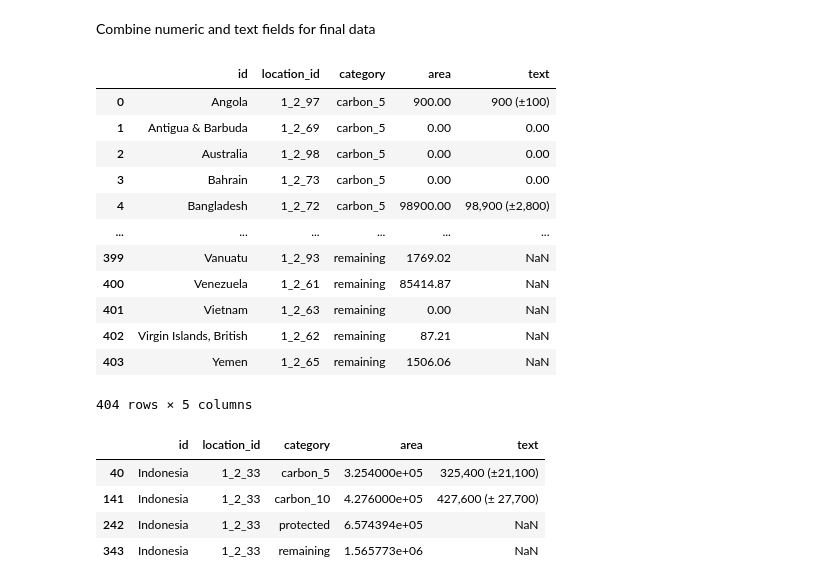
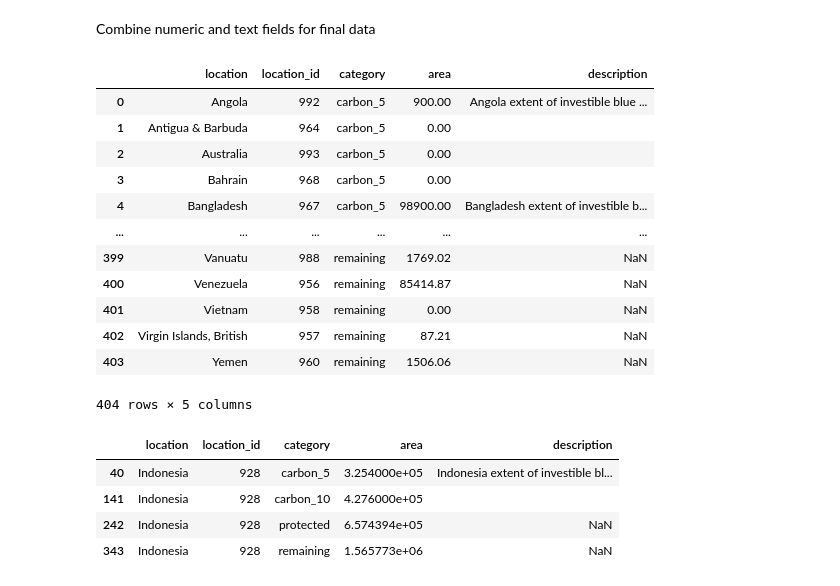
Before and after one commit to lhilarides/mangrove-atlas, a Jupyter notebook: data/notebooks/Lab/data_exploration/Carbon_investment_widget.ipynb, the cells around one changed output. Drawn from its saved outputs; the diff is of its cells as text; code cells hidden in the pictures.

```diff
--- a/data/notebooks/Lab/data_exploration/Carbon_investment_widget.ipynb
+++ b/data/notebooks/Lab/data_exploration/Carbon_investment_widget.ipynb
@@ -124,18 +144,18 @@ Function to select only columns of interest and create the "area" and "category"
 # %%
 def prep_data(df, var):
     label = var.replace('_area', '').replace('_txt', '')
-    vars_select = ['country', 'location_id', var]
+    vars_select = ['location', id_field, var]
     df_select = df[vars_select].copy()
     if '_area' in var:
         df_select['area'] = df_select[var]
         df_select['category'] = label
-        df_select = df_select[['country', 'location_id', 'category', 'area']]
-        df_select.rename(columns={'country':'id'}, inplace=True)
+        df_select = df_select[['location', id_field, 'category', 'area']]
+        #df_select.rename(columns={'country':'id'}, inplace=True)
     else:
-        df_select['text'] = df_select[var]
+        df_select['text_val'] = df_select[var]
         df_select['category'] = label
-        df_select = df_select[['country', 'location_id', 'category', 'text']]
-        df_select.rename(columns={'country':'id'}, inplace=True)
+        df_select = df_select[['location', id_field, 'category', 'text_val']]
+        #df_select.rename(columns={'country':'id'}, inplace=True)
 
     return df_select
 # %%
@@ -163,5 +183,6 @@ df_num = pd.concat([prep_data(df, 'carbon_5_area'),
                     prep_data(df, 'carbon_10_area'),
                     prep_data(df, 'protected_area'),
                     prep_data(df, 'remaining_area')])
+df_num.reset_index(drop=True, inplace=True)
 df_num
 # %% [output]
@@ -183,5 +204,8 @@ Combine text variables
 # %%
 df_txt = pd.concat([prep_data(df, 'carbon_5_txt'),
                     prep_data(df, 'carbon_10_txt')])
+df_txt.reset_index(drop=True, inplace=True)
+df_txt['description'] = ''
+
 df_txt
 # %% [output]
@@ -200,0 +225,7 @@ df_txt
+# %%
+for i in range(len(df_txt[df_txt['category'] == 'carbon_5'])-1):
+    if (df_txt['text_val'][i] != '0') & (df_txt['text_val'][i] != '0.00'):
+        df_txt['description'][i] = str(f'{df_txt["location"][i]} extent of investible blue carbon (ha) is {df_txt["text_val"][i]} (at $5/ton)')
+
+df_txt.drop(columns='text_val', inplace=True)
+df_txt
@@ -201,27 +250,28 @@ df_txt
 # %% [markdown]
 Combine numeric and text fields for final data
 # %%
-df_final = pd.merge(df_num, df_txt, on=['id', 'location_id', 'category'], how= 'left')
+df_final = pd.merge(df_num, df_txt, on=['location', id_field, 'category'], how= 'left')
+df_final.rename(columns={id_field:'location_id'}, inplace=True)
 df_final
 # %% [output]
-|  | id | location_id | category | area | text |
-| 0 | Angola | 1_2_97 | carbon_5 | 900.00 | 900 (±100) |
-| 1 | Antigua & Barbuda | 1_2_69 | carbon_5 | 0.00 | 0.00 |
-| 2 | Australia | 1_2_98 | carbon_5 | 0.00 | 0.00 |
-| 3 | Bahrain | 1_2_73 | carbon_5 | 0.00 | 0.00 |
-| 4 | Bangladesh | 1_2_72 | carbon_5 | 98900.00 | 98,900 (±2,800) |
+|  | location | location_id | category | area | description |
+| 0 | Angola | 992 | carbon_5 | 900.00 | Angola extent of investible blue ... |
+| 1 | Antigua & Barbuda | 964 | carbon_5 | 0.00 |  |
+| 2 | Australia | 993 | carbon_5 | 0.00 |  |
+| 3 | Bahrain | 968 | carbon_5 | 0.00 |  |
+| 4 | Bangladesh | 967 | carbon_5 | 98900.00 | Bangladesh extent of investible b... |
 | ... | ... | ... | ... | ... | ... |
-| 399 | Vanuatu | 1_2_93 | remaining | 1769.02 | NaN |
-| 400 | Venezuela | 1_2_61 | remaining | 85414.87 | NaN |
-| 401 | Vietnam | 1_2_63 | remaining | 0.00 | NaN |
-| 402 | Virgin Islands, British | 1_2_62 | remaining | 87.21 | NaN |
-| 403 | Yemen | 1_2_65 | remaining | 1506.06 | NaN |
+| 399 | Vanuatu | 988 | remaining | 1769.02 | NaN |
+| 400 | Venezuela | 956 | remaining | 85414.87 | NaN |
+| 401 | Vietnam | 958 | remaining | 0.00 | NaN |
+| 402 | Virgin Islands, British | 957 | remaining | 87.21 | NaN |
+| 403 | Yemen | 960 | remaining | 1506.06 | NaN |
 404 rows × 5 columns
 # %%
-df_final[df_final['id'] == 'Indonesia']
+df_final[df_final['location'] == 'Indonesia']
 # %% [output]
-|  | id | location_id | category | area | text |
-| 40 | Indonesia | 1_2_33 | carbon_5 | 3.254000e+05 | 325,400 (±21,100) |
-| 141 | Indonesia | 1_2_33 | carbon_10 | 4.276000e+05 | 427,600 (± 27,700) |
-| 242 | Indonesia | 1_2_33 | protected | 6.574394e+05 | NaN |
-| 343 | Indonesia | 1_2_33 | remaining | 1.565773e+06 | NaN |
+|  | location | location_id | category | area | description |
+| 40 | Indonesia | 928 | carbon_5 | 3.254000e+05 | Indonesia extent of investible bl... |
+| 141 | Indonesia | 928 | carbon_10 | 4.276000e+05 |  |
+| 242 | Indonesia | 928 | protected | 6.574394e+05 | NaN |
+| 343 | Indonesia | 928 | remaining | 1.565773e+06 | NaN |
```
Also changed, not shown: parts of 13 cells of this notebook.
